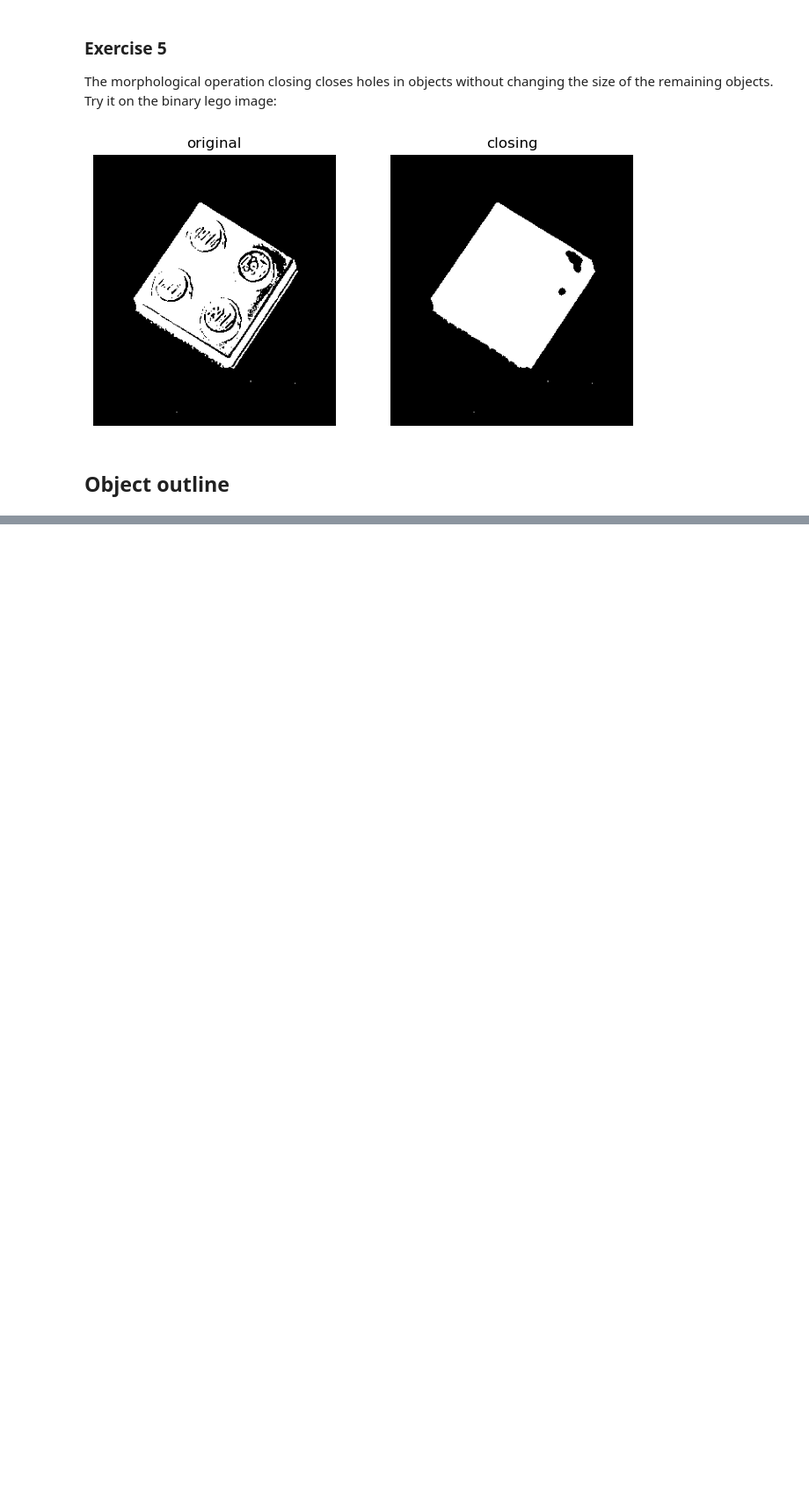
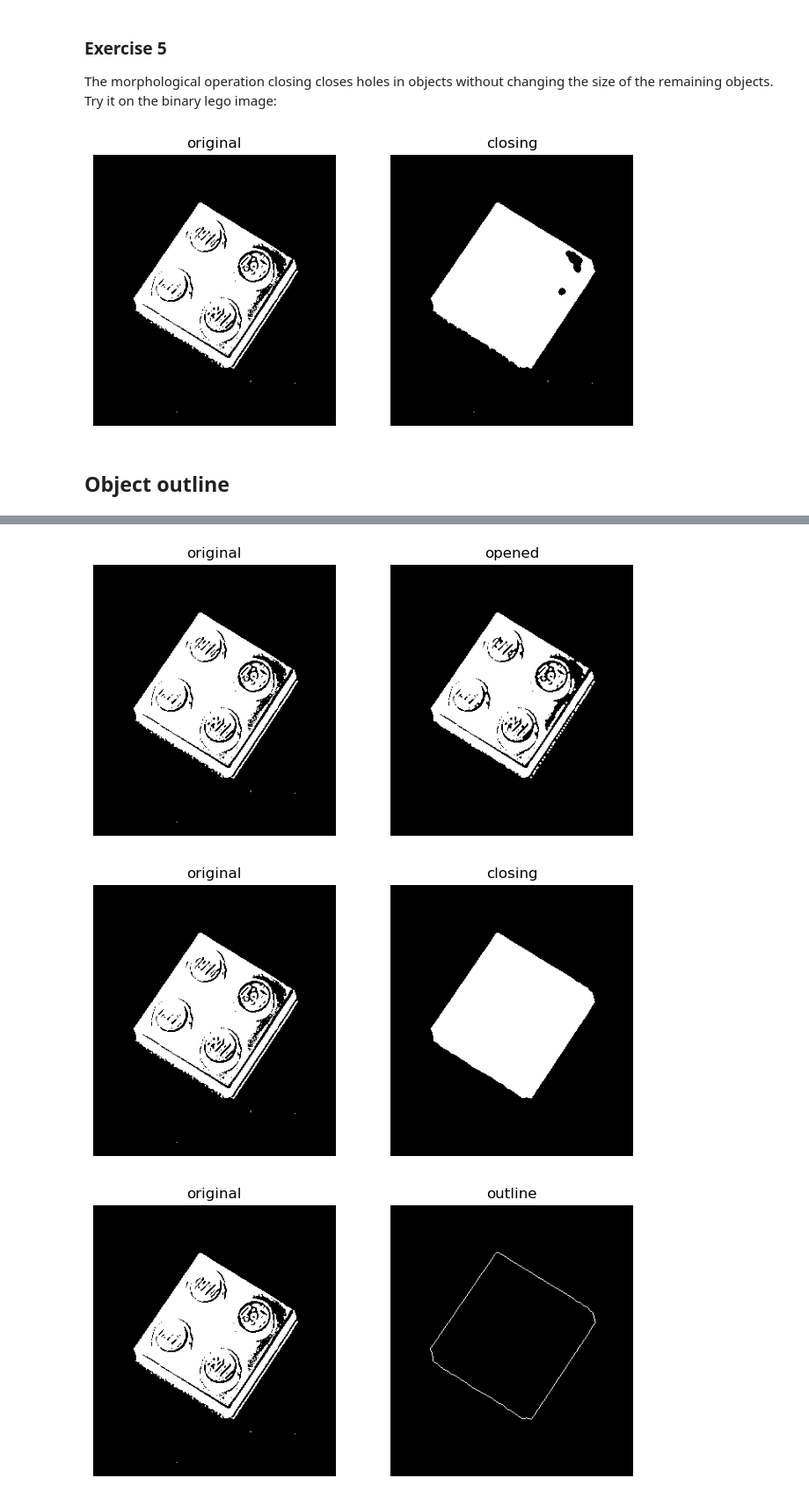
Before and after one commit to NajaJean/DTUImageAnalysis, a Jupyter notebook: exercises/ex4b-ImageMorphology/04_ImageMorphology.ipynb, the cells around one changed output, grey strips where cells are left out. Shown at 88% size. Saved outputs shown, nothing was run; the diff lists cells and outputs as text; code cells hidden in the pictures; blank space fills up the shorter version.

```diff
--- a/exercises/ex4b-ImageMorphology/04_ImageMorphology.ipynb
+++ b/exercises/ex4b-ImageMorphology/04_ImageMorphology.ipynb
@@ -112,0 +149,19 @@ Compute the outline of the binary image of the lego brick. What do you observe?
+# %%
+# 1.
+footprint_1 = disk(1)
+opened = opening(bin_img, footprint_1)
+
+plot_comparison(bin_img, opened, 'opened')
+
+# 2.
+footprint_2 = disk(10)
+closed = closing(opened, footprint_2)
+
+plot_comparison(bin_img, closed, 'closing')
+
+# 3.
+plot_comparison(bin_img, compute_outline(closed), 'outline')
+# %% [output]
+[figure, added]
+[figure, added]
+[figure, added]
```
Also changed, not shown: parts of 32 cells of this notebook, 3 other files.
